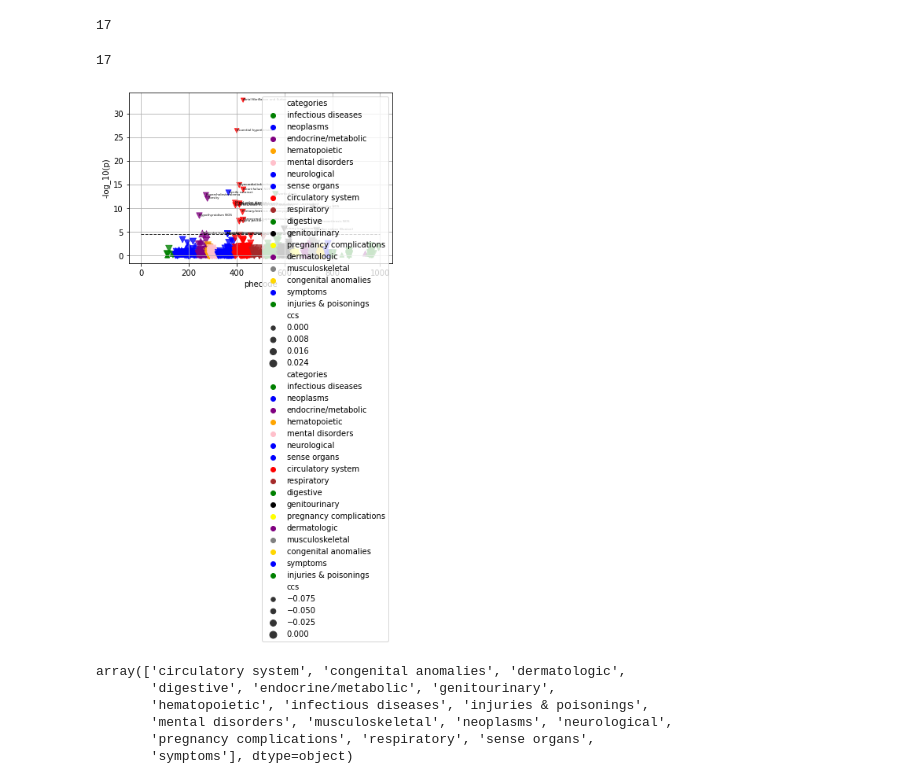
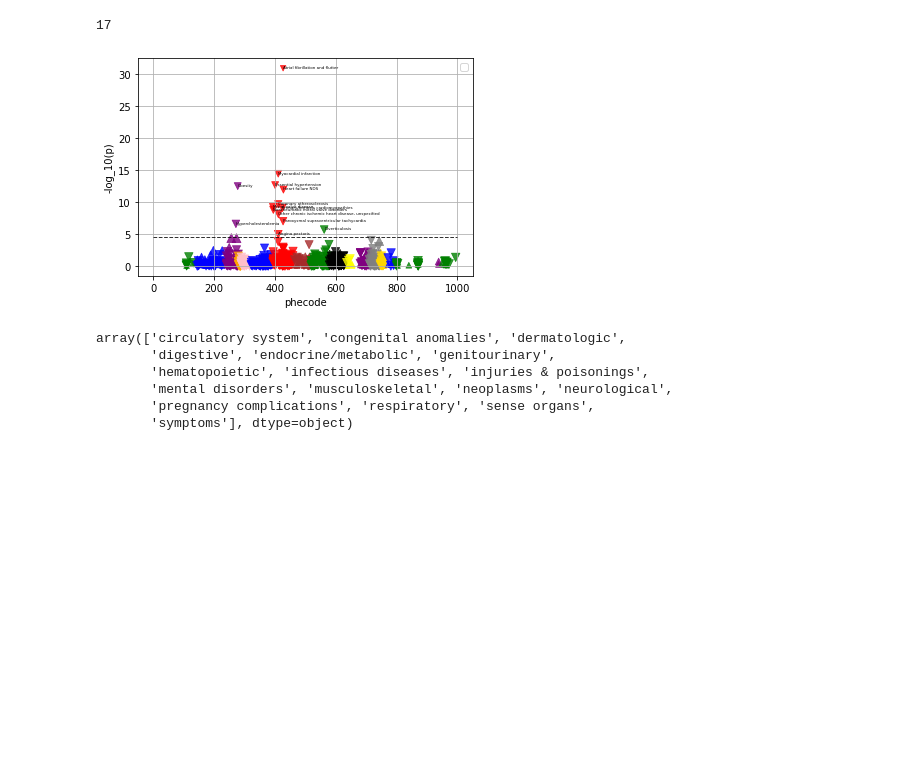
Before and after one commit to vukadinovic936/sphericity, a Jupyter notebook: PheWas/PheWas.ipynb, the cells around one changed output. Cells and saved outputs as stored; diff of their text form; code cells hidden in the pictures; blank space fills up the shorter version.

```diff
--- a/PheWas/PheWas.ipynb
+++ b/PheWas/PheWas.ipynb
@@ -125,0 +236,10 @@ len(non_imaging)
+# %%
+n_row = conf.shape[1]
+n_col = imaging.shape[1]
+beta = np.zeros((n_row, n_col))
+i=1
+x = imaging.iloc[:, i]
+beta[:, i] = np.dot(np.linalg.pinv(conf), x)
+x = x - np.dot(conf, beta[:, i])
+x = normalise(x)
+imaging.iloc[:, i] = x
@@ -329,5 +485,5 @@ len(np.unique(results['categories']))
 # %%
-pal = ['green', 'blue',
+pal2 = ['green', 'blue',
        'purple', 'orange',
        'pink', 'blue',
       'blue','red',
@@ -335,34 +491,30 @@ pal = ['green', 'blue',
       'black', 'yellow',
       'purple', 'gray',
        'gold','blue','green']
-# %%
-len(pal)
-# %% [output]
-17
 # %%
 markers=["^","v"]
 positive_cor = results[results['ccs']>0]
 negative_cor = results[results['ccs']<0]
 significant = results[results['p_vals']<p_bonf]
 sns.scatterplot(x=positive_cor['phecode'], y=positive_cor['log_cor'], size=positive_cor['ccs'],
                      hue=positive_cor['categories'],sizes=(30, 80),
-                     alpha=0.8, palette=pal, marker="^", ec="face")
+                     alpha=0.8, palette=pal2, marker="^", ec="face")
 sns.scatterplot(x=negative_cor['phecode'], y=negative_cor['log_cor'], size=negative_cor['ccs'], hue=negative_cor['categories'],
                      sizes=(30, 80),
-                     alpha=0.8, palette=pal, marker="v", ec="face")
+                     alpha=0.8, palette=pal2, marker="v", ec="face")
 
 plt.plot([0, 1000], [-math.log10(p_bonf), -math.log10(p_bonf)], 'k--', linewidth=1, alpha=0.8)
 for index, sig in significant.iterrows():
     plt.text(x= sig['phecode'],
              y= sig['log_cor'],
              s = phemap.get_phecode_info(sig['phecode'])['phenotype'],
              fontdict=dict(color='black',size=4))
 plt.ylabel('-log_10(p)')
-#plt.legend([])
+plt.legend([])
 plt.grid()
 plt.savefig("foo.png",dpi=200)
 # %% [output]
-[figure, old version]
+[figure, new version]
 # %%
 np.unique(results['categories'])
 # %% [output]
```
Also changed, not shown: parts of 58 cells of this notebook.
